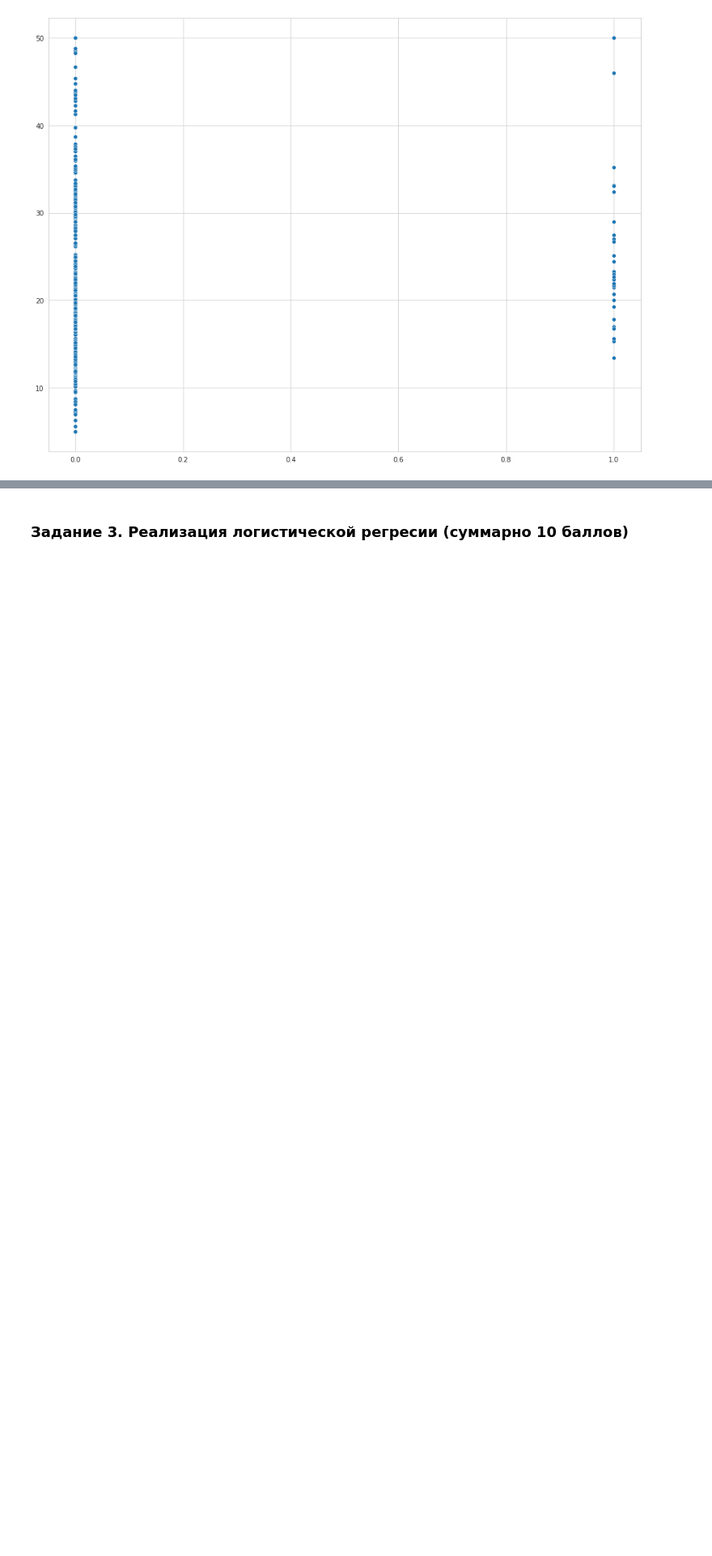
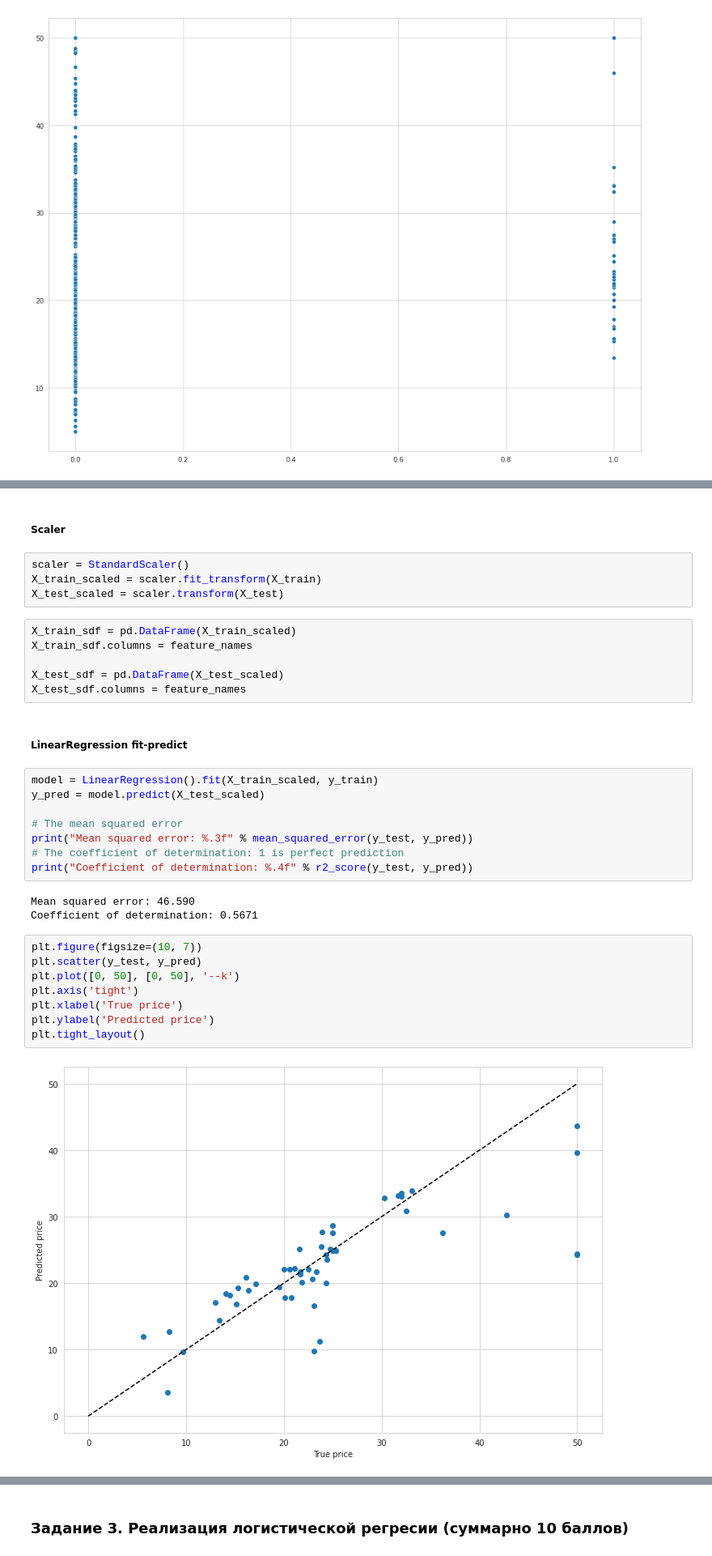
Before and after one commit to Freddsle/BI_ML_2021, a Jupyter notebook: l2_linmodels_GD/code/Linear_models.ipynb, the cells around one changed output, grey strips where cells are left out. Shown at 81% size. Saved outputs shown, nothing was run; the diff lists cells and outputs as text; blank space fills up the shorter version.

```diff
--- a/l2_linmodels_GD/code/Linear_models.ipynb
+++ b/l2_linmodels_GD/code/Linear_models.ipynb
@@ -480,0 +501,35 @@ model = LinearRegression()
+# %% [markdown]
+##### Scaler
+# %%
+scaler = StandardScaler()
+X_train_scaled = scaler.fit_transform(X_train)
+X_test_scaled = scaler.transform(X_test)
+# %%
+X_train_sdf = pd.DataFrame(X_train_scaled)
+X_train_sdf.columns = feature_names
+
+X_test_sdf = pd.DataFrame(X_test_scaled)
+X_test_sdf.columns = feature_names
+# %% [markdown]
+##### LinearRegression fit-predict
+# %%
+model = LinearRegression().fit(X_train_scaled, y_train)
+y_pred = model.predict(X_test_scaled)
+
+# The mean squared error
+print("Mean squared error: %.3f" % mean_squared_error(y_test, y_pred))
+# The coefficient of determination: 1 is perfect prediction
+print("Coefficient of determination: %.4f" % r2_score(y_test, y_pred))
+# %% [output]
+Mean squared error: 46.590
+Coefficient of determination: 0.5671
+# %%
+plt.figure(figsize=(10, 7))
+plt.scatter(y_test, y_pred)
+plt.plot([0, 50], [0, 50], '--k')
+plt.axis('tight')
+plt.xlabel('True price')
+plt.ylabel('Predicted price')
+plt.tight_layout()
+# %% [output]
+[figure, added]
```
Also changed, not shown: parts of 56 cells of this notebook, 2 other files.
